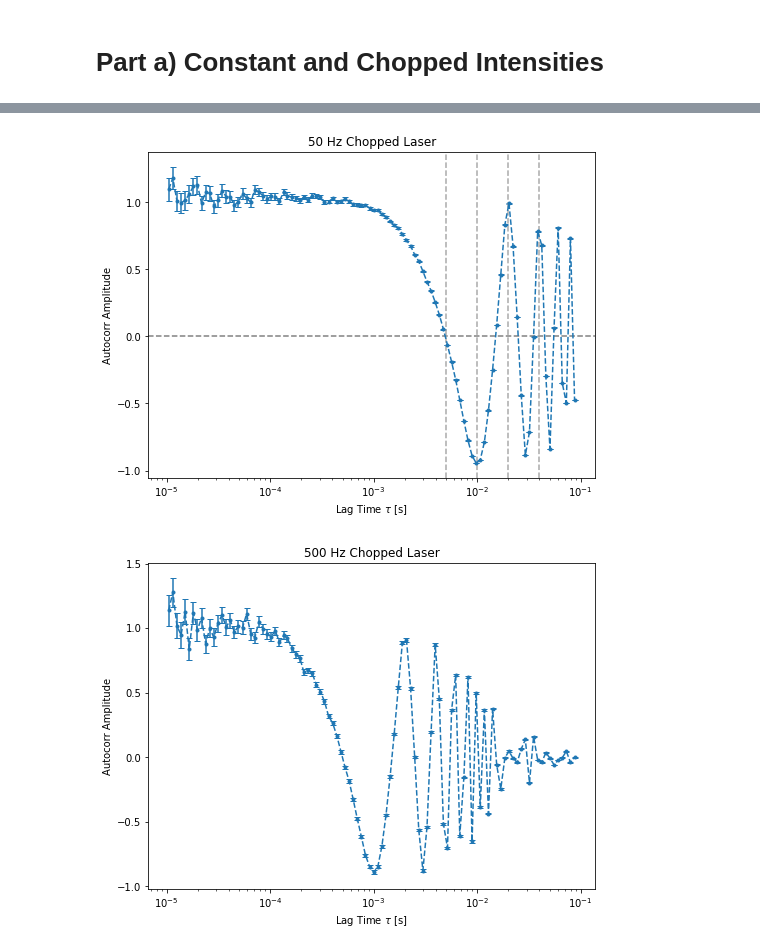
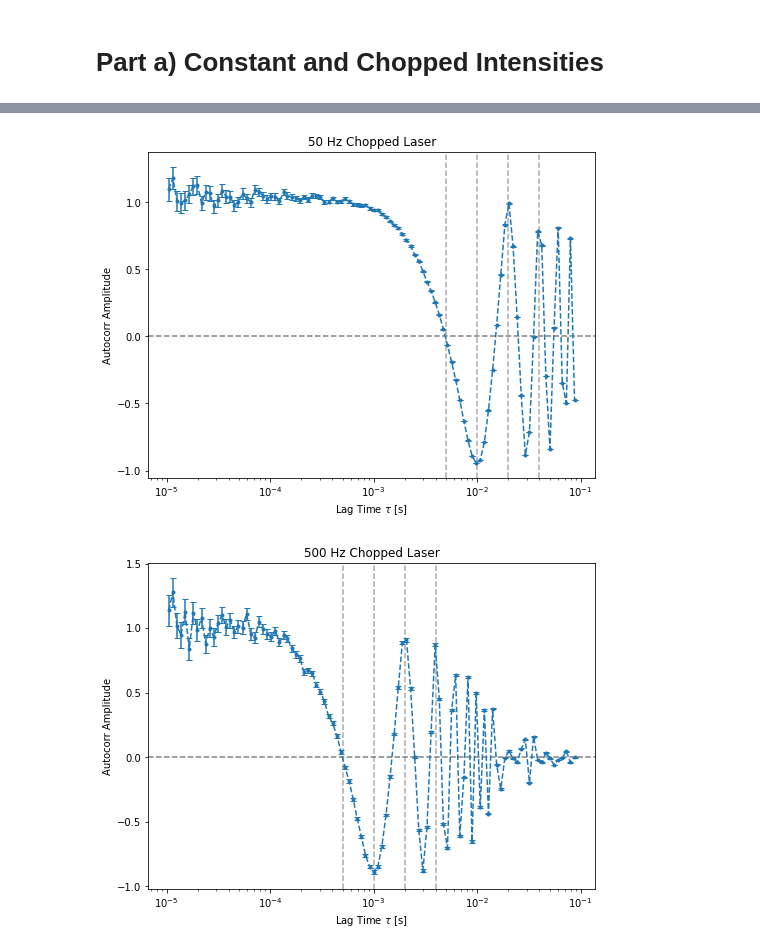
Before and after one commit to Ham0osh/Phys332W-FCS, a Jupyter notebook: analysis.ipynb, the cells around one changed output, grey strips where cells are left out. Saved outputs shown, nothing was run; the diff lists cells and outputs as text; code cells hidden in the pictures.

```diff
--- a/analysis.ipynb
+++ b/analysis.ipynb
@@ -5,10 +0,0 @@ from scipy.optimize import curve_fit
-# %%
-def G(tau,C,D,r_0,z_0):
-    return 1/(np.pi**(3/2)*r_0**2*z_0*C) * 1/(1 + 4*D*tau/r_0**2) * 1/np.sqrt(1 + 4*D*tau/z_0**2)
-
-def large_alpha_G(tau,N,tau_d):
-    return 1/N * 1/(1+tau/tau_d)
-
-tau = np.logspace(-2,2,2000)
-g = large_alpha_G(tau,1,1)
-plt.semilogx(tau,g)
@@ -33,41 +145,55 @@ tauD_init = 0.000005
 xspace = np.linspace(np.min(tau),np.max(tau),100000)
 G_byEye = large_alpha_G(xspace,N_init,tauD_init)
 plt.plot(xspace,G_byEye,'C2--',label = "Characteristic Fit By Eye (large alpha)")
+plt.savefig("/work/notes/No_chopper.pdf",dpi = 300)
 
 # Chopped 50 Hz
 filename = '/work/data/a_chopper_50.txt'
 tau, correlation, err = np.genfromtxt(filename, skip_header = 23, unpack = True)
 
 fig, ax = plt.subplots(figsize = (8,6))
 ax.errorbar(tau,correlation, yerr = err, fmt = '--.', capsize = 3,label = "Autocorr Data")
 plt.axhline(0,ls='--',color = "Grey")
 ax.set(xscale='log', xlabel = r"Lag Time $\tau$ [s]", ylabel = "Autocorr Amplitude",
         title = "50 Hz Chopped Laser");
+plt.savefig("/work/notes/50chopper.pdf",dpi = 300)
 
 f = 50
 T = 1/f
 lineArr = [T,T/2,T/4,2*T]
 for T_val in lineArr:
     plt.axvline(T_val,ls='--',color = "DarkGrey")
 
 # Chopped 500 Hz
+fig, ax = plt.subplots(figsize = (8,6))
 filename = '/work/data/a_chopper_500.txt'
 tau, correlation, err = np.genfromtxt(filename, skip_header = 23, unpack = True)
-
-fig, ax = plt.subplots(figsize = (8,6))
+f = 500
+T = 1/f
+lineArr = [T,T/2,T/4,2*T]
+for T_val in lineArr:
+    plt.axvline(T_val,ls='--',color = "DarkGrey")
 ax.errorbar(tau,correlation, yerr = err, fmt = '--.', capsize = 3)
+plt.axhline(0,ls='--',color = "Grey")
 ax.set(xscale='log', xlabel = r"Lag Time $\tau$ [s]", ylabel = "Autocorr Amplitude",
         title = "500 Hz Chopped Laser");
+plt.savefig("/work/notes/500chopper.pdf",dpi = 300)
 
 # Chopped 1000 Hz
+fig, ax = plt.subplots(figsize = (8,6))
 filename = '/work/data/a_chopper_1000.txt'
 tau, correlation, err = np.genfromtxt(filename, skip_header = 23, unpack = True)
-
-fig, ax = plt.subplots(figsize = (8,6))
+f = 1000
+T = 1/f
+lineArr = [T,T/2,T/4,2*T]
+for T_val in lineArr:
+    plt.axvline(T_val,ls='--',color = "DarkGrey")
 ax.errorbar(tau,correlation, yerr = err, fmt = '--.', capsize = 3)
+plt.axhline(0,ls='--',color = "Grey")
 ax.set(xscale='log', xlabel = r"Lag Time $\tau$ [s]", ylabel = "Autocorr Amplitude",
         title = "1000 Hz Chopped Laser");
+plt.savefig("/work/notes/1000chopper.pdf",dpi = 300)
 # %% [output]
 [figure]
 [figure]
-[figure, old version]
+[figure, new version]
```
Also changed, not shown: parts of 18 cells of this notebook, 23 other files.
